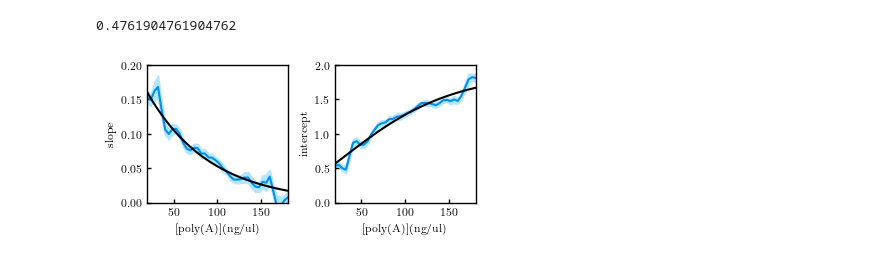
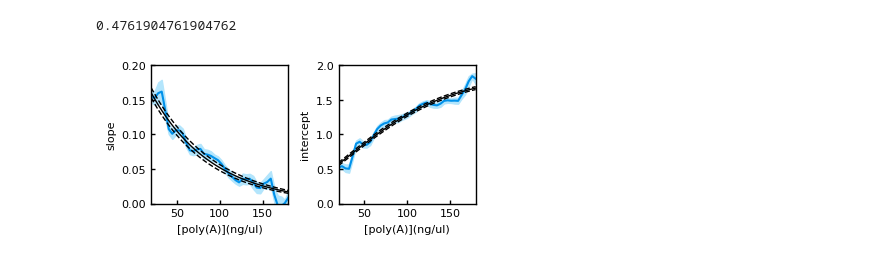
Before and after one commit to dq219/phase-boundary-scaling, a Jupyter notebook: code/G3BP1.ipynb, the cells around one changed output. Cells and saved outputs as stored; diff of their text form; code cells hidden in the pictures.

```diff
--- a/code/G3BP1.ipynb
+++ b/code/G3BP1.ipynb
@@ -105,3 +105,20 @@ plt.tight_layout()
+# %%
+# save scatter PhaseScan data as pngs, otherwise the .pdfs blow up in size :O
+for i in range(3):
+    plt.figure(figsize=(5.6,6))
+    section = take_section(df, [[RNA, RNA_slices[i], RNA_slices[i] + dRNA],
+                                [suramin, *XLIM], [G3BP1, *YLIM]])
+    section = section.sample(min(2000, len(section)))
+    plt.scatter(section[suramin],
+                    section[G3BP1],
+                    color = [colors[0][j] for j in section['feature'].values.astype(int)],
+                    s = 40)
+
+    plt.xlim(*XLIM)
+    plt.ylim(*YLIM)
+    plt.axis('off')
+    plt.savefig(f'plots/G3BP1_PhaseScan_{i}.png', bbox_inches='tight', pad_inches=0, dpi = 300)
+    plt.close()
 # %%
 res = []
 for i in range(3):
@@ -144,7 +161,7 @@ for i in range(3):
     axes[i].plot(s_grid, y_fit_min, color = 'black', linestyle = 'dashed')
 
     axes[i].set_title(r'[{0}](ng/ul)={1:.0f}'.format('poly(A)', RNA_slices[i]), fontsize = 8)
-    axes[i].set_xlabel(r'[suramin]($\upmu$M)')
+    axes[i].set_xlabel(r'[suramin](uM)')
 
 axes[0].set_ylabel(r'[G3BP1](uM)')
 axes[0].set_xlim(*XLIM)
@@ -190,45 +207,55 @@ axes[0].fill_between(RNA_ANAL, RES_FINE.T[2] - RES_FINE.T[3], RES_FINE.T[2] + RE
 
 xx = np.linspace(20, 180)
 expfun = lambda x, s, k: k * np.exp(-x/s)
-popt, pcov = curve_fit(expfun, RNA_ANAL, RES_FINE.T[2], p0 = (100, 0.3), sigma = RES_FINE.T[3])
+popt, pcov = curve_fit(expfun, RNA_ANAL, RES_FINE.T[2], p0 = (100, 0.3), sigma = RES_FINE.T[3], absolute_sigma = True)
 perr = np.sqrt(np.diag(pcov))
 
 y_fit_avg = expfun(xx, *popt)
 y_fit_iter = []
 for _1 in [-1, +1]:
     for _2 in [-1, +1]:
         y_fit_iter.append(expfun(xx, *(popt + perr * np.array([_1, _2]))))
 y_fit_max = np.max(y_fit_iter, axis = 0)
 y_fit_min = np.min(y_fit_iter, axis = 0)
 
-axes[0].plot(xx, y_fit_avg, color = 'black')
-#axes[0].plot(xx, y_fit_max, color = 'black', linestyle = 'dashed')
-#axes[0].plot(xx, y_fit_min, color = 'black', linestyle = 'dashed')
-
-# axes[0].plot(xx, expfun(xx, *popt), color = 'black', linestyle = 'dashed')
-
+axes[0].plot(xx, y_fit_avg, color = 'black', linewidth = 1)
+axes[0].plot(xx, y_fit_max, color = 'black', linestyle = 'dashed', linewidth = 1)
+axes[0].plot(xx, y_fit_min, color = 'black', linestyle = 'dashed', linewidth = 1)
 
 exp2fun = lambda x, c, v: c * np.exp(-v * popt[0] * np.exp(-x/(popt[0])))
-popt2, pcov2 = curve_fit(exp2fun, RNA_ANAL, np.exp(RES_FINE.T[0]), p0 = (2, 0.03), sigma = np.exp(RES_FINE.T[0] - RES_FINE.T[1]) - np.exp(RES_FINE.T[0]))
+popt2, pcov2 = curve_fit(exp2fun,
+                         RNA_ANAL,
+                         np.exp(RES_FINE.T[0]),
+                         p0 = (2, 0.03),
+                         sigma = np.exp(RES_FINE.T[0] - RES_FINE.T[1]) - np.exp(RES_FINE.T[0]),
+                         absolute_sigma = True)
 
 axes[1].plot(RNA_ANAL, np.exp(RES_FINE.T[0]), color = colors[0][1])
 axes[1].fill_between(RNA_ANAL, np.exp(RES_FINE.T[0] - RES_FINE.T[1]), np.exp(RES_FINE.T[0] + RES_FINE.T[1]), color = colors[0][0])
+perr2 = np.sqrt(np.diag(pcov2))
+y_fit_avg = exp2fun(xx, *popt2)
+y_fit_iter = []
+for _1 in [-1, +1]:
+    for _2 in [-1, +1]:
+        y_fit_iter.append(exp2fun(xx, *(popt2 + perr2 * np.array([_1, _2]))))
+y_fit_max = np.max(y_fit_iter, axis = 0)
+y_fit_min = np.min(y_fit_iter, axis = 0)
 
-axes[1].plot(xx, exp2fun(xx, *popt2), color = 'black')#, linestyle = 'dashed')
-
-perr2 = np.sqrt(np.diag(pcov2))
+axes[1].plot(xx, y_fit_avg, color = 'black', linewidth = 1)
+axes[1].plot(xx, y_fit_max, color = 'black', linestyle = 'dashed', linewidth = 1)
+axes[1].plot(xx, y_fit_min, color = 'black', linestyle = 'dashed', linewidth = 1)
 
 for i in range(2):
     axes[i].set_xlabel(r'[poly(A)](ng/ul)')
     axes[i].set_xlim(20, 180)
 axes[0].set_ylabel('slope')
 axes[1].set_ylabel('intercept')
 
 axes[0].set_ylim(0, 0.2)
 axes[1].set_ylim(0, 2)
 
 plt.tight_layout()
 
 plt.savefig('plots/G3BP1_params.pdf')
 # %% [output]
-[figure, old version]
+[figure, new version]
```
Also changed, not shown: parts of 3 cells of this notebook, 3 other files.
